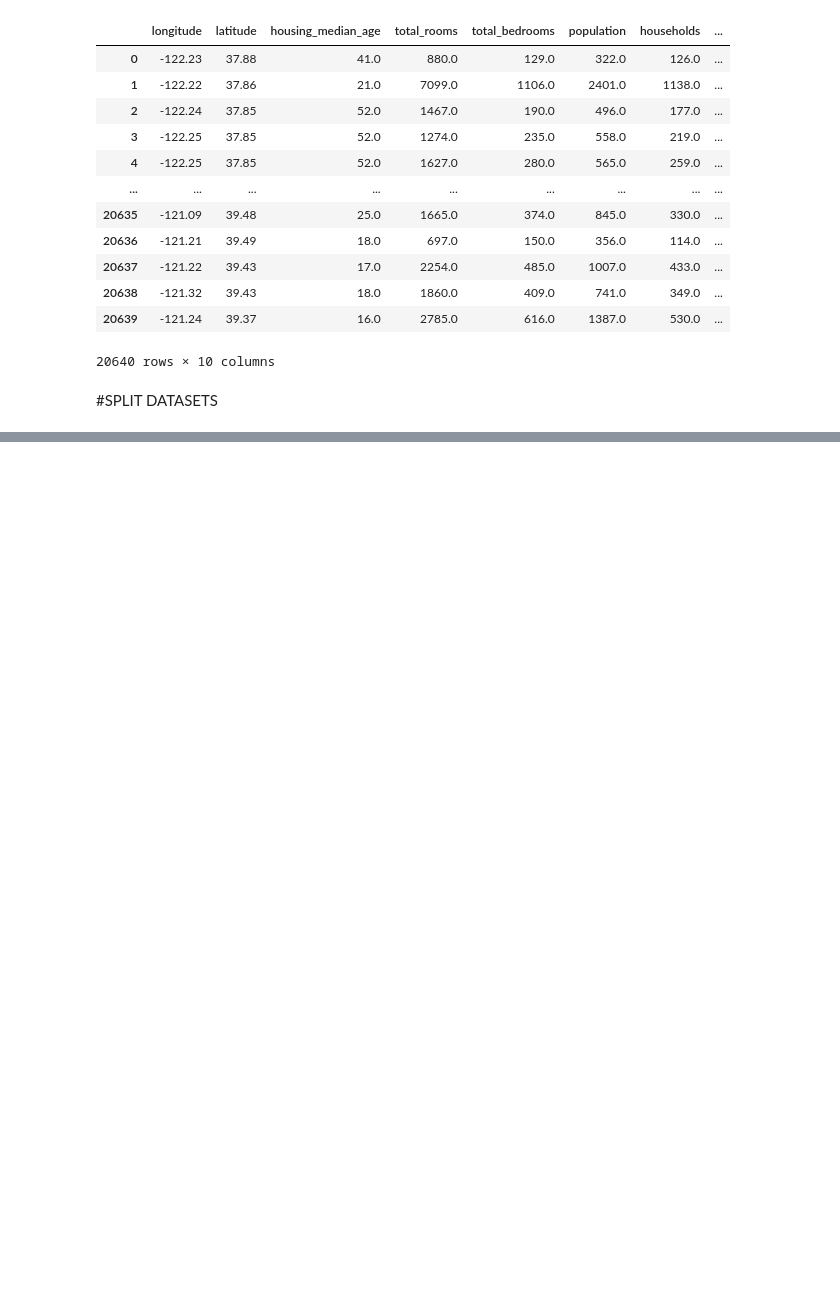
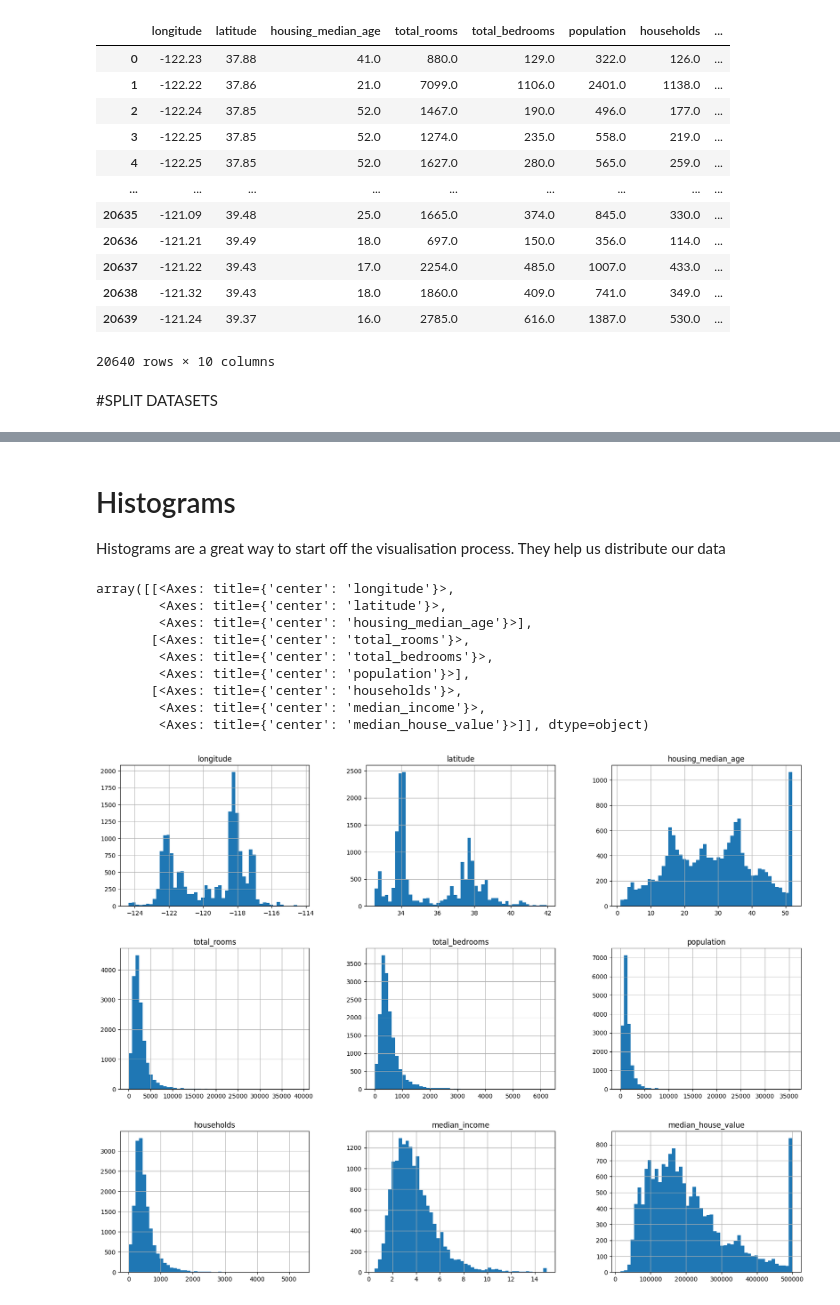
Before and after one commit to InquisitorFury/House-real-estate-prediction-, a Jupyter notebook: code.ipynb, the cells around one changed output, grey strips where cells are left out. Saved outputs shown, nothing was run; the diff lists cells and outputs as text; code cells hidden in the pictures; blank space fills up the shorter version.

```diff
--- a/code.ipynb
+++ b/code.ipynb
@@ -119,0 +160,7 @@ from sklearn.model_selection import train_test_split
+# %%
+from sklearn.model_selection import StratifiedShuffleSplit
+
+split = StratifiedShuffleSplit(n_splits=1, test_size=0.2, random_state=42)
+for train_index, test_index in split.split(housing_data, housing_data["income_cat"]):
+    strat_train_set = housing_data.loc[train_index]
+    strat_test_set = housing_data.loc[test_index]
@@ -119,0 +211,4 @@ from sklearn.model_selection import train_test_split
+# %%
+strat_train_set.drop("income_cat", axis="columns", inplace=True)
+strat_test_set.drop("income_cat", axis="columns", inplace=True)
+#we dont need this anymore
@@ -119,0 +218,19 @@ from sklearn.model_selection import train_test_split
+# %%
+housing = strat_train_set.copy()
+# %% [markdown]
+# Histograms
+
+Histograms are a great way to start off the visualisation process. They help us distribute our data
+# %%
+housing.hist(bins=50, figsize=(20, 15))
+# %% [output]
+array([[<Axes: title={'center': 'longitude'}>,
+        <Axes: title={'center': 'latitude'}>,
+        <Axes: title={'center': 'housing_median_age'}>],
+       [<Axes: title={'center': 'total_rooms'}>,
+        <Axes: title={'center': 'total_bedrooms'}>,
+        <Axes: title={'center': 'population'}>],
+       [<Axes: title={'center': 'households'}>,
+        <Axes: title={'center': 'median_income'}>,
+        <Axes: title={'center': 'median_house_value'}>]], dtype=object)
+[figure, added]
```
Also changed, not shown: parts of 19 cells of this notebook, 1 other file.
